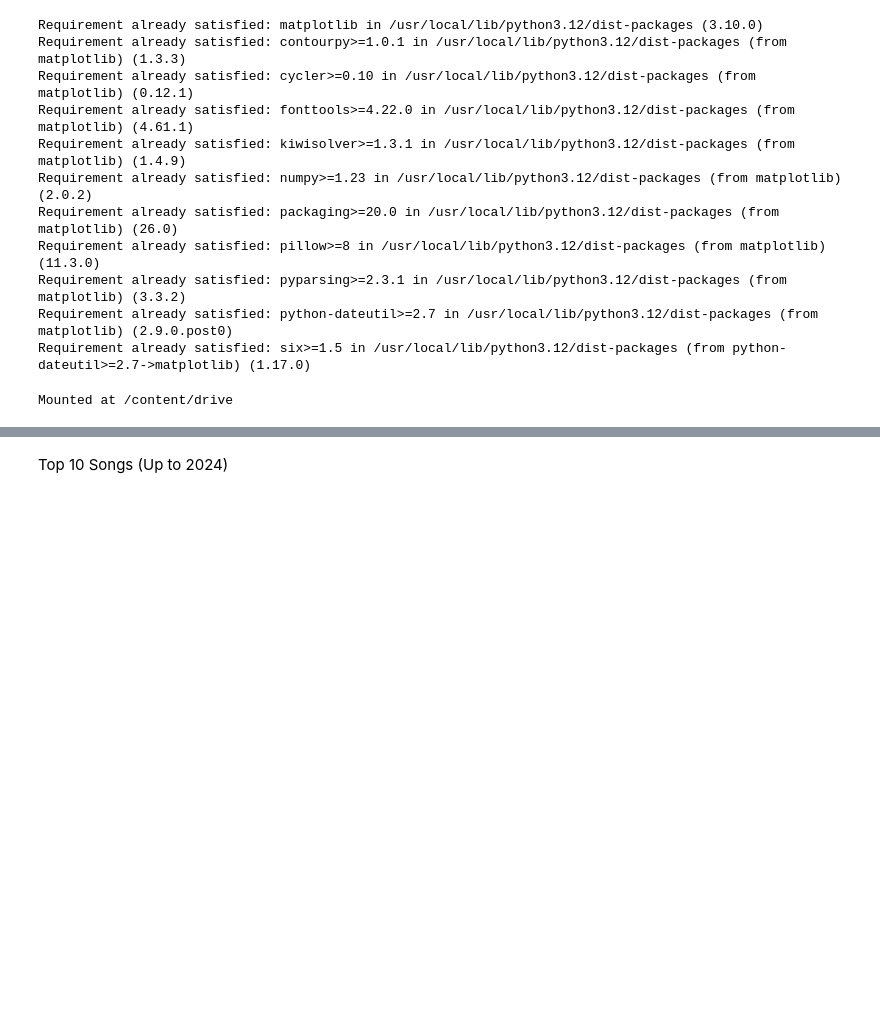
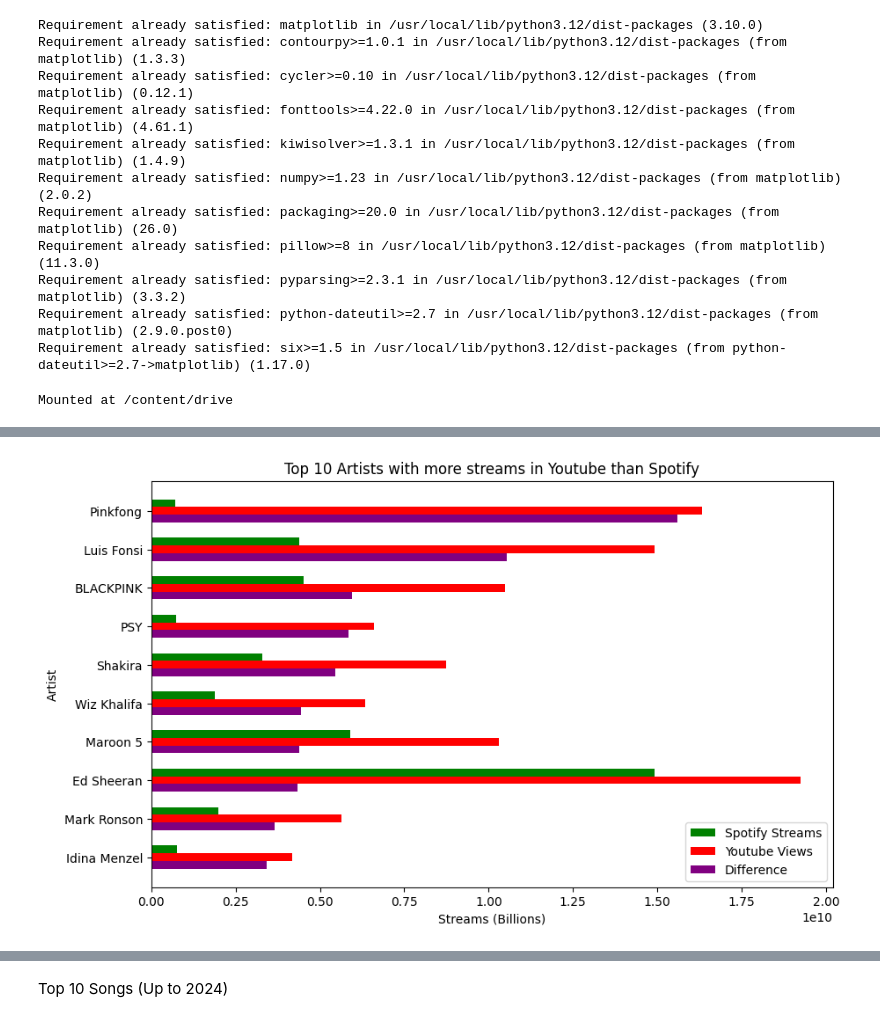
Before and after one commit to gleangphibul/Spotify_Data_Analysis, a Jupyter notebook: spotify_data_project.ipynb, the cells around one changed output, grey strips where cells are left out. Saved outputs shown, nothing was run; the diff lists cells and outputs as text; code cells hidden in the pictures; blank space fills up the shorter version.

```diff
--- a/spotify_data_project.ipynb
+++ b/spotify_data_project.ipynb
@@ -39,0 +105,4 @@ folder_path = '/content/drive/My Drive/DataScience_Projects/spotify_data_project
+# %%
+spotify_vs_youtube = pd.read_csv('/content/drive/My Drive/DataScience_Projects/spotify_data_project/spotify_vs_youtube.csv')
+
+spotify_vs_youtube.head()
@@ -39,0 +116,29 @@ folder_path = '/content/drive/My Drive/DataScience_Projects/spotify_data_project
+# %%
+artists = spotify_vs_youtube.artist
+y1 = spotify_vs_youtube.total_spotify_streams
+y2 = spotify_vs_youtube.total_youtube_views
+y3 = spotify_vs_youtube.difference
+
+bar_height = 0.2
+
+y_positions = np.arange(len(artists))
+
+fig, ax = plt.subplots(figsize=(10, 6))
+
+ax.barh(y_positions - bar_height, y1, height=bar_height, label='Spotify Streams', color='green')
+ax.barh(y_positions, y2, height=bar_height, label='Youtube Views', color='red')
+ax.barh(y_positions + bar_height, y3, height=bar_height, label='Difference', color='Purple')
+
+
+ax.set_xlabel('Streams (Billions)')
+ax.set_ylabel('Artist')
+ax.set_title('Top 10 Artists with more streams in Youtube than Spotify')
+# Set the tick locations and labels to the center of each group
+ax.set_yticks(y_positions)
+ax.set_yticklabels(artists)
+ax.legend()
+
+plt.gca().invert_yaxis() #
+plt.show()
+# %% [output]
+[figure, added]
```
Also changed, not shown: parts of 41 cells of this notebook.
